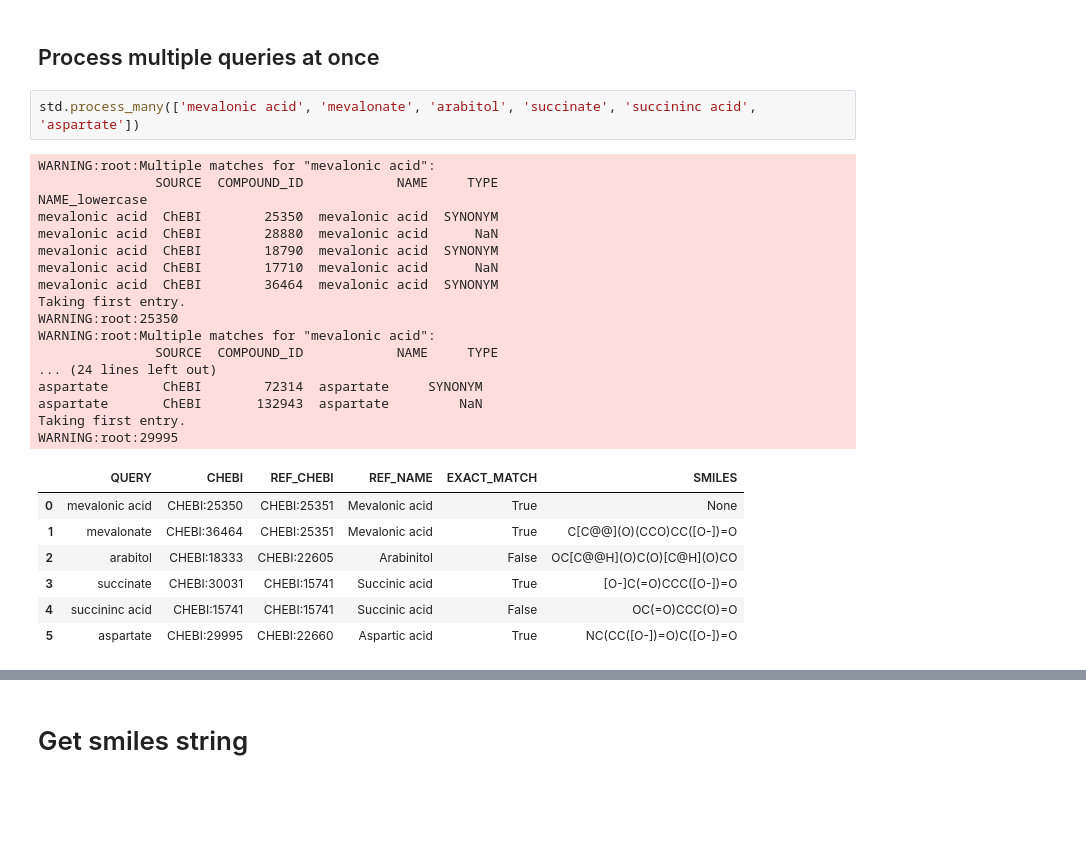
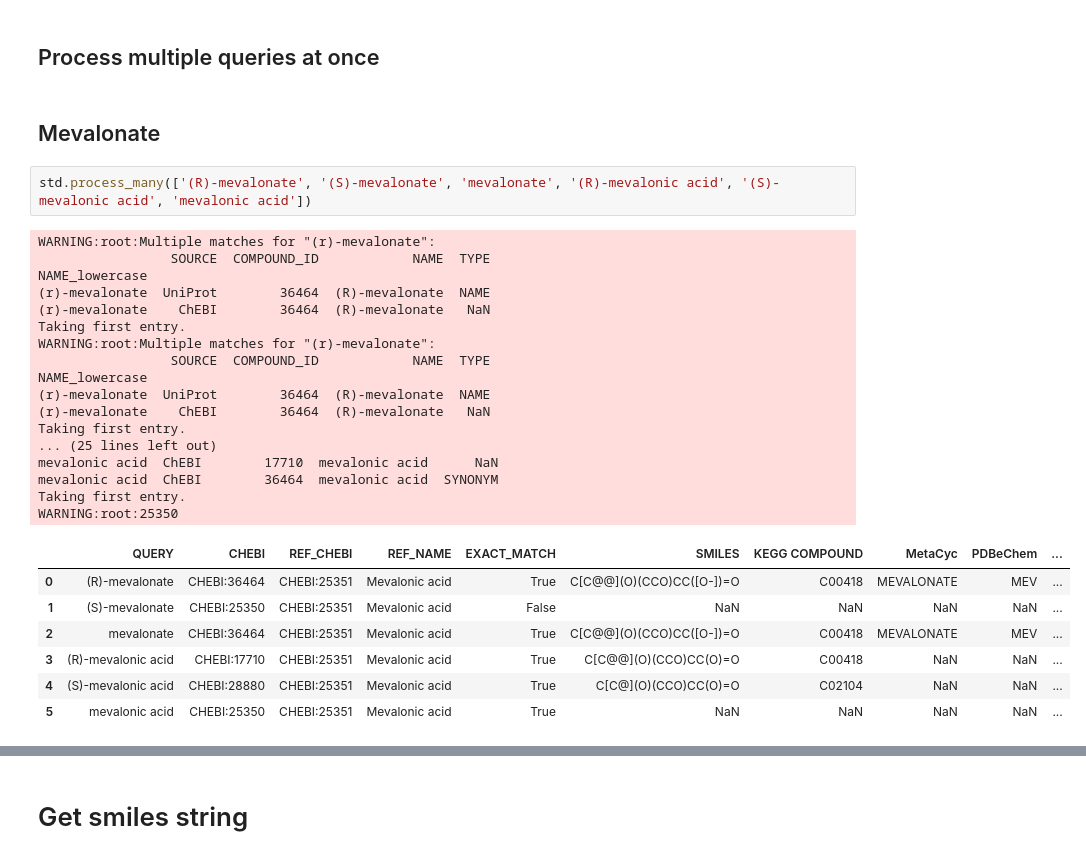
Before and after one commit to sorenwacker/chebi-tools, a Jupyter notebook: notebooks/ChEBIStandardizer.ipynb, the cells around one changed output, grey strips where cells are left out. Saved outputs shown, nothing was run; the diff lists cells and outputs as text; blank space fills up the shorter version.

```diff
--- a/notebooks/ChEBIStandardizer.ipynb
+++ b/notebooks/ChEBIStandardizer.ipynb
@@ -163,29 +177,31 @@ Taking first entry.
 # %% [markdown]
 ## Process multiple queries at once
+# %% [markdown]
+## Mevalonate
 # %%
-std.process_many(['mevalonic acid', 'mevalonate', 'arabitol', 'succinate', 'succininc acid', 'aspartate'])
+std.process_many(['(R)-mevalonate', '(S)-mevalonate', 'mevalonate', '(R)-mevalonic acid', '(S)-mevalonic acid', 'mevalonic acid'])
 # %% [output]
-WARNING:root:Multiple matches for "mevalonic acid":
-               SOURCE  COMPOUND_ID            NAME     TYPE
+WARNING:root:Multiple matches for "(r)-mevalonate":
+                 SOURCE  COMPOUND_ID            NAME  TYPE
 NAME_lowercase
-mevalonic acid  ChEBI        25350  mevalonic acid  SYNONYM
-mevalonic acid  ChEBI        28880  mevalonic acid      NaN
-mevalonic acid  ChEBI        18790  mevalonic acid  SYNONYM
+(r)-mevalonate  UniProt        36464  (R)-mevalonate  NAME
+(r)-mevalonate    ChEBI        36464  (R)-mevalonate   NaN
+Taking first entry.
+WARNING:root:Multiple matches for "(r)-mevalonate":
+                 SOURCE  COMPOUND_ID            NAME  TYPE
+NAME_lowercase
+(r)-mevalonate  UniProt        36464  (R)-mevalonate  NAME
+(r)-mevalonate    ChEBI        36464  (R)-mevalonate   NaN
+Taking first entry.
+... (25 lines left out)
 mevalonic acid  ChEBI        17710  mevalonic acid      NaN
 mevalonic acid  ChEBI        36464  mevalonic acid  SYNONYM
 Taking first entry.
 WARNING:root:25350
-WARNING:root:Multiple matches for "mevalonic acid":
-               SOURCE  COMPOUND_ID            NAME     TYPE
-... (24 lines left out)
-aspartate       ChEBI        72314  aspartate     SYNONYM
-aspartate       ChEBI       132943  aspartate         NaN
-Taking first entry.
-WARNING:root:29995
-|  | QUERY | CHEBI | REF_CHEBI | REF_NAME | EXACT_MATCH | SMILES |
-| 0 | mevalonic acid | CHEBI:25350 | CHEBI:25351 | Mevalonic acid | True | None |
-| 1 | mevalonate | CHEBI:36464 | CHEBI:25351 | Mevalonic acid | True | C[C@@](O)(CCO)CC([O-])=O |
-| 2 | arabitol | CHEBI:18333 | CHEBI:22605 | Arabinitol | False | OC[C@@H](O)C(O)[C@H](O)CO |
-| 3 | succinate | CHEBI:30031 | CHEBI:15741 | Succinic acid | True | [O-]C(=O)CCC([O-])=O |
-| 4 | succininc acid | CHEBI:15741 | CHEBI:15741 | Succinic acid | False | OC(=O)CCC(O)=O |
-| 5 | aspartate | CHEBI:29995 | CHEBI:22660 | Aspartic acid | True | NC(CC([O-])=O)C([O-])=O |
+|  | QUERY | CHEBI | REF_CHEBI | REF_NAME | EXACT_MATCH | SMILES | KEGG COMPOUND | MetaCyc | PDBeChem | ... |
+| 0 | (R)-mevalonate | CHEBI:36464 | CHEBI:25351 | Mevalonic acid | True | C[C@@](O)(CCO)CC([O-])=O | C00418 | MEVALONATE | MEV | ... |
+| 1 | (S)-mevalonate | CHEBI:25350 | CHEBI:25351 | Mevalonic acid | False | NaN | NaN | NaN | NaN | ... |
+| 2 | mevalonate | CHEBI:36464 | CHEBI:25351 | Mevalonic acid | True | C[C@@](O)(CCO)CC([O-])=O | C00418 | MEVALONATE | MEV | ... |
+| 3 | (R)-mevalonic acid | CHEBI:17710 | CHEBI:25351 | Mevalonic acid | True | C[C@@](O)(CCO)CC(O)=O | C00418 | NaN | NaN | ... |
+| 4 | (S)-mevalonic acid | CHEBI:28880 | CHEBI:25351 | Mevalonic acid | True | C[C@](O)(CCO)CC(O)=O | C02104 | NaN | NaN | ... |
+| 5 | mevalonic acid | CHEBI:25350 | CHEBI:25351 | Mevalonic acid | True | NaN | NaN | NaN | NaN | ... |
```
Also changed, not shown: parts of 7 cells of this notebook, 8 other files.
